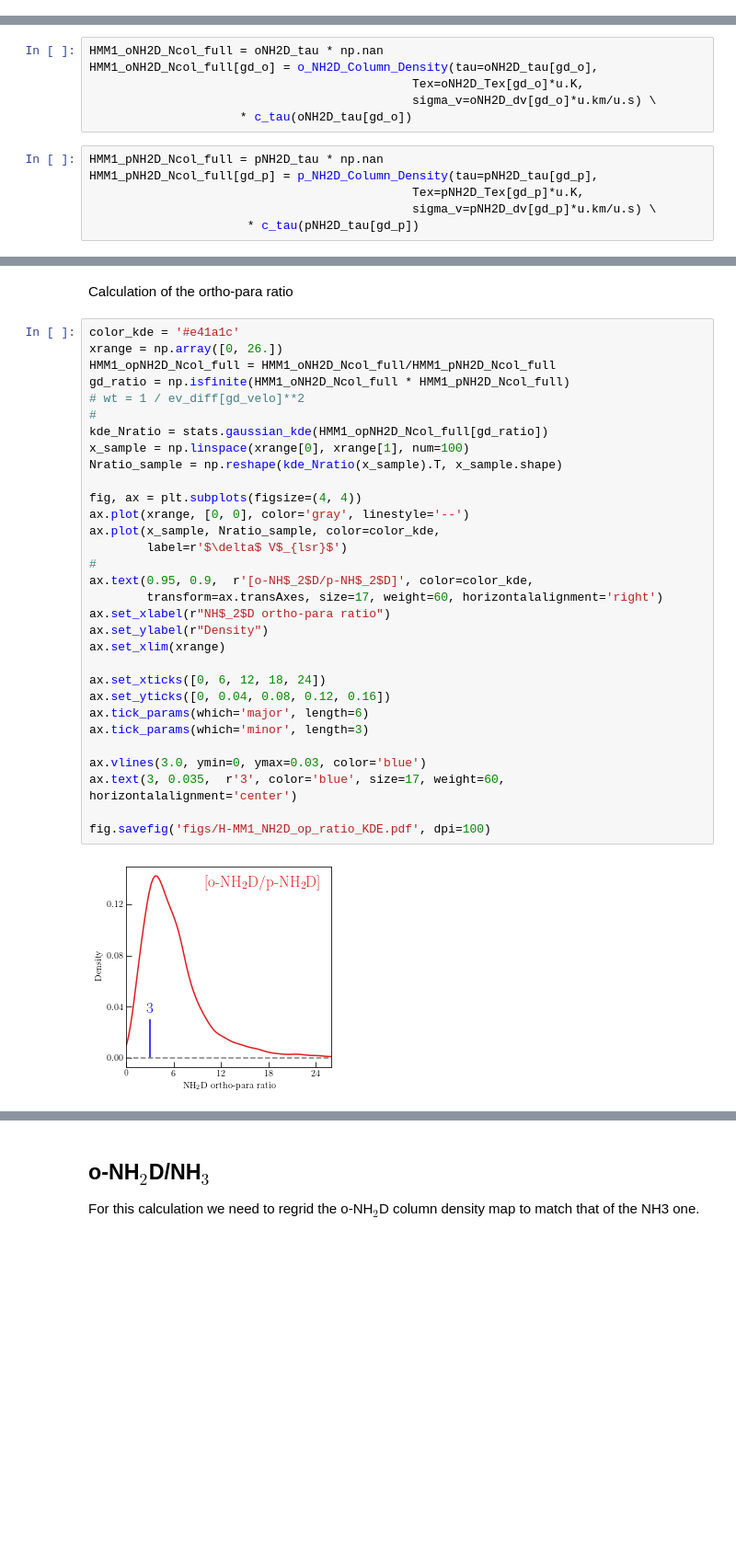
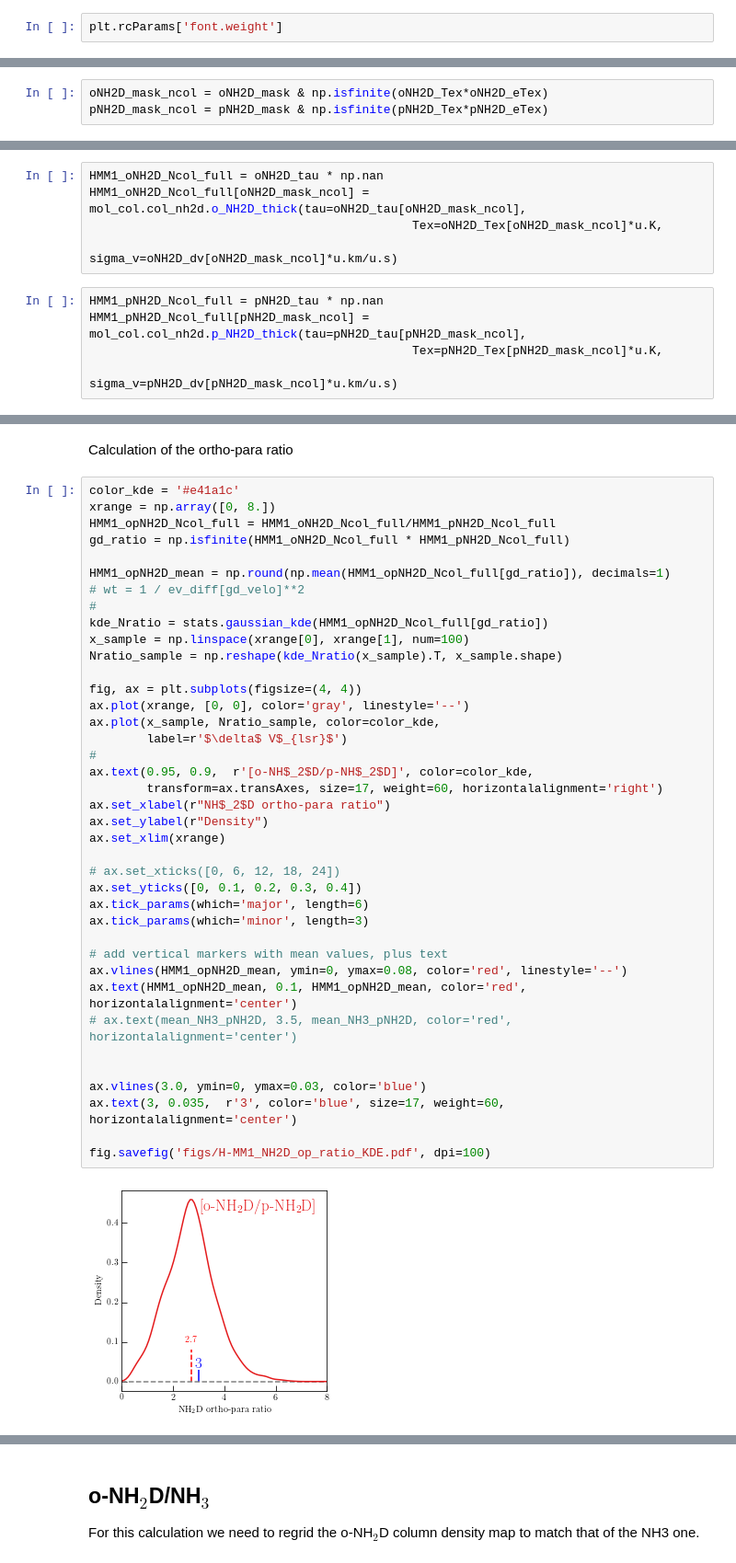
Before and after one commit to jpinedaf/H-MM1_NH3, a Jupyter notebook: H-MM1_compare_NH2D_NH3.ipynb, the cells around one changed output, grey strips where cells are left out. Shown at 92% size. Drawn from its saved outputs; the diff is of its cells as text; blank space fills up the shorter version.

```diff
--- a/H-MM1_compare_NH2D_NH3.ipynb
+++ b/H-MM1_compare_NH2D_NH3.ipynb
@@ -338,3 +340,5 @@ fig.savefig('figs/H-MM1_NH3_Tk_Ncol.pdf', dpi=100)
 # %% [markdown]
 ## Maps of NH$_2$D
 Ingegfrated intensity
+# %%
+plt.rcParams['font.weight']
@@ -964,4 +934,7 @@ $4.6403525 \times 10^{13} \; \mathrm{\frac{1}{cm^{2}}}$
 The mean excitation temperature for o-NH2D is estimated using only those pixels with a good optically thick fit. This value could be used to derive a comparison of the column density range.
 
 After determining this value, then we calculate the column density for the full fit and for the that using the mean Tex.
+# %%
+oNH2D_mask_ncol = oNH2D_mask & np.isfinite(oNH2D_Tex*oNH2D_eTex)
+pNH2D_mask_ncol = pNH2D_mask & np.isfinite(pNH2D_Tex*pNH2D_eTex)
 # %%
@@ -973,13 +946,11 @@ print(oTex_mean, pTex_mean)
 # %%
 HMM1_oNH2D_Ncol_full = oNH2D_tau * np.nan
-HMM1_oNH2D_Ncol_full[gd_o] = o_NH2D_Column_Density(tau=oNH2D_tau[gd_o],
-                                             Tex=oNH2D_Tex[gd_o]*u.K,
-                                             sigma_v=oNH2D_dv[gd_o]*u.km/u.s) \
-                     * c_tau(oNH2D_tau[gd_o])
+HMM1_oNH2D_Ncol_full[oNH2D_mask_ncol] = mol_col.col_nh2d.o_NH2D_thick(tau=oNH2D_tau[oNH2D_mask_ncol],
+                                             Tex=oNH2D_Tex[oNH2D_mask_ncol]*u.K,
+                                             sigma_v=oNH2D_dv[oNH2D_mask_ncol]*u.km/u.s)
 # %%
 HMM1_pNH2D_Ncol_full = pNH2D_tau * np.nan
-HMM1_pNH2D_Ncol_full[gd_p] = p_NH2D_Column_Density(tau=pNH2D_tau[gd_p],
-                                             Tex=pNH2D_Tex[gd_p]*u.K,
-                                             sigma_v=pNH2D_dv[gd_p]*u.km/u.s) \
-                      * c_tau(pNH2D_tau[gd_p])
+HMM1_pNH2D_Ncol_full[pNH2D_mask_ncol] = mol_col.col_nh2d.p_NH2D_thick(tau=pNH2D_tau[pNH2D_mask_ncol],
+                                             Tex=pNH2D_Tex[pNH2D_mask_ncol]*u.K,
+                                             sigma_v=pNH2D_dv[pNH2D_mask_ncol]*u.km/u.s)
 # %%
@@ -1078,34 +1069,42 @@ fig.savefig('figs/H-MM1_NH2D_op_ratio.pdf', dpi=100)
 Calculation of the ortho-para ratio
 # %%
 color_kde = '#e41a1c'
-xrange = np.array([0, 26.])
+xrange = np.array([0, 8.])
 HMM1_opNH2D_Ncol_full = HMM1_oNH2D_Ncol_full/HMM1_pNH2D_Ncol_full
 gd_ratio = np.isfinite(HMM1_oNH2D_Ncol_full * HMM1_pNH2D_Ncol_full)
+
+HMM1_opNH2D_mean = np.round(np.mean(HMM1_opNH2D_Ncol_full[gd_ratio]), decimals=1)
 # wt = 1 / ev_diff[gd_velo]**2
 #
 kde_Nratio = stats.gaussian_kde(HMM1_opNH2D_Ncol_full[gd_ratio])
 x_sample = np.linspace(xrange[0], xrange[1], num=100)
 Nratio_sample = np.reshape(kde_Nratio(x_sample).T, x_sample.shape)
 
 fig, ax = plt.subplots(figsize=(4, 4))
 ax.plot(xrange, [0, 0], color='gray', linestyle='--')
 ax.plot(x_sample, Nratio_sample, color=color_kde,
         label=r'$\delta$ V$_{lsr}$')
 #
 ax.text(0.95, 0.9,  r'[o-NH$_2$D/p-NH$_2$D]', color=color_kde,
         transform=ax.transAxes, size=17, weight=60, horizontalalignment='right')
 ax.set_xlabel(r"NH$_2$D ortho-para ratio")
 ax.set_ylabel(r"Density")
 ax.set_xlim(xrange)
 
-ax.set_xticks([0, 6, 12, 18, 24])
-ax.set_yticks([0, 0.04, 0.08, 0.12, 0.16])
+# ax.set_xticks([0, 6, 12, 18, 24])
+ax.set_yticks([0, 0.1, 0.2, 0.3, 0.4])
 ax.tick_params(which='major', length=6)
 ax.tick_params(which='minor', length=3)
+
+# add vertical markers with mean values, plus text
+ax.vlines(HMM1_opNH2D_mean, ymin=0, ymax=0.08, color='red', linestyle='--')
+ax.text(HMM1_opNH2D_mean, 0.1, HMM1_opNH2D_mean, color='red', horizontalalignment='center')
+# ax.text(mean_NH3_pNH2D, 3.5, mean_NH3_pNH2D, color='red', horizontalalignment='center')
+
 
 ax.vlines(3.0, ymin=0, ymax=0.03, color='blue')
 ax.text(3, 0.035,  r'3', color='blue', size=17, weight=60, horizontalalignment='center')
 
 fig.savefig('figs/H-MM1_NH2D_op_ratio_KDE.pdf', dpi=100)
 # %% [output]
-[figure, old version]
+[figure, new version]
```
Also changed, not shown: parts of 61 cells of this notebook, 38 other files.
